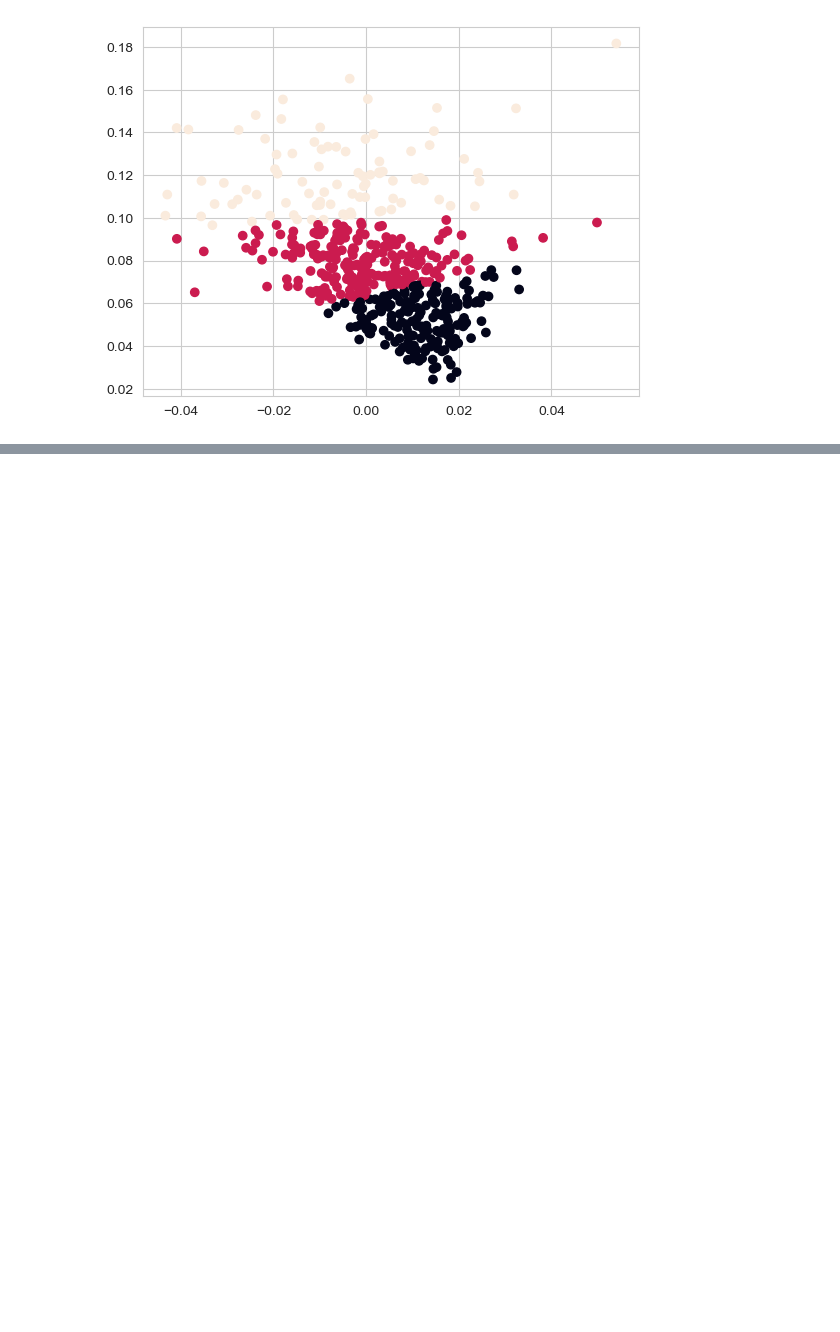
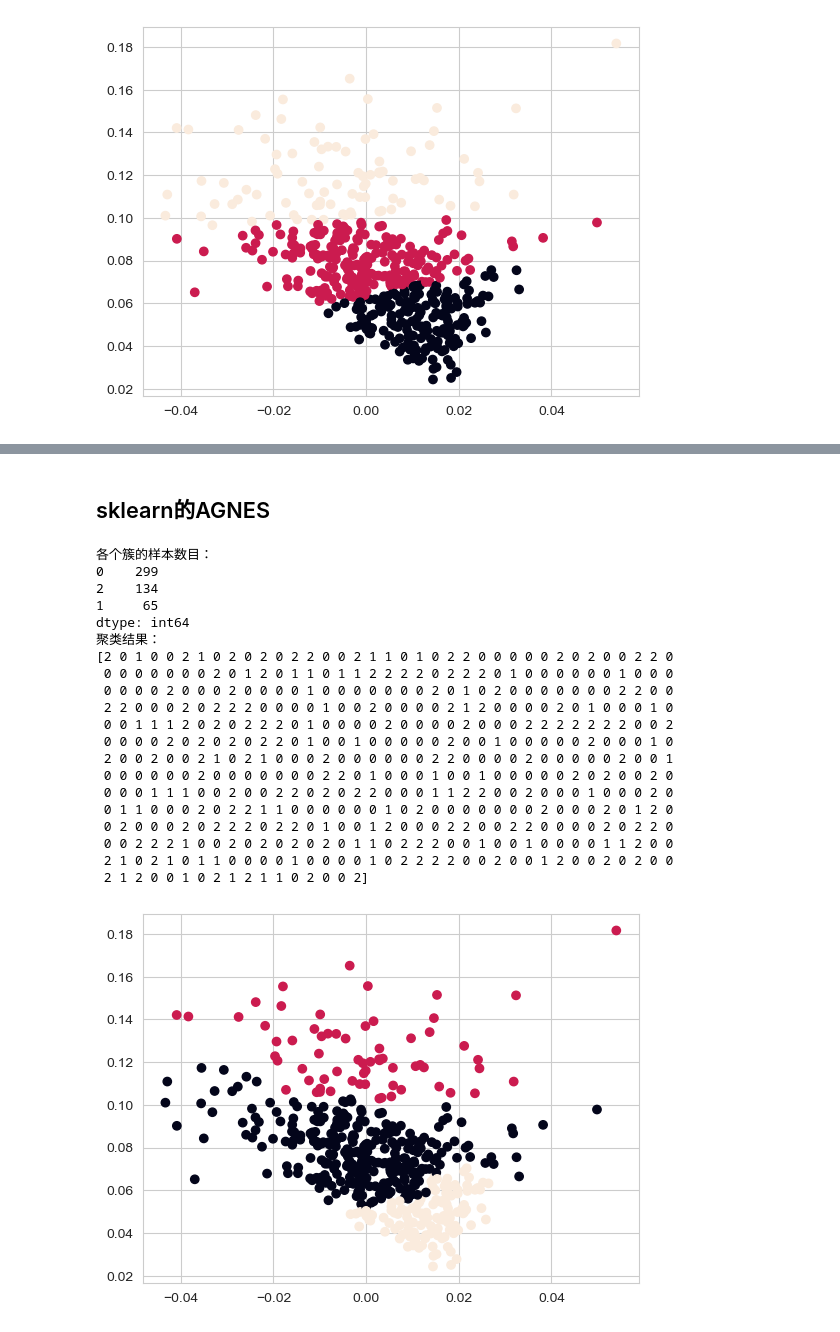
Before and after one commit to seriserendipia/Course-Project-Introduction-to-Machine-Learning, a Jupyter notebook: 机器学习实践/聚类/实验一k-means, k-medoids, dbscan, agens、kmeans、AGNES多方法聚类.ipynb, the cells around one changed output, grey strips where cells are left out. Saved outputs shown, nothing was run; the diff lists cells and outputs as text; code cells hidden in the pictures; blank space fills up the shorter version.

```diff
--- a/机器学习实践/聚类/实验一k-means, k-medoids, dbscan, agens、kmeans、AGNES多方法聚类.ipynb
+++ b/机器学习实践/聚类/实验一k-means, k-medoids, dbscan, agens、kmeans、AGNES多方法聚类.ipynb
@@ -280,0 +308,38 @@ ModuleNotFoundError: No module named 'sklearn_extra'
+# %% [markdown]
+## sklearn的AGNES
+# %%
+from sklearn.metrics import confusion_matrix
+from sklearn.cluster import AgglomerativeClustering
+
+clustering = AgglomerativeClustering(linkage='ward', n_clusters=3)
+
+res = clustering.fit(train_data)
+
+print ("各个簇的样本数目：")
+print (pd.Series(clustering.labels_).value_counts())
+print ("聚类结果：")
+print (clustering.labels_)
+plt.scatter(train_data.iloc[:, 0], train_data.iloc[:, 1], c=clustering.labels_)
+plt.show()
+# %% [output]
+各个簇的样本数目：
+0    299
+2    134
+1     65
+dtype: int64
+聚类结果：
+[2 0 1 0 0 2 1 0 2 0 2 0 2 2 0 0 2 1 1 0 1 0 2 2 0 0 0 0 0 2 0 2 0 0 2 2 0
+ 0 0 0 0 0 0 0 2 0 1 2 0 1 1 0 1 1 2 2 2 2 0 2 2 2 0 1 0 0 0 0 0 0 1 0 0 0
+ 0 0 0 0 2 0 0 0 2 0 0 0 0 1 0 0 0 0 0 0 0 2 0 1 0 2 0 0 0 0 0 0 0 2 2 0 0
+ 2 2 0 0 0 2 0 2 2 2 0 0 0 0 1 0 0 2 0 0 0 0 2 1 2 0 0 0 0 2 0 1 0 0 0 1 0
+ 0 0 1 1 1 2 0 2 0 2 2 2 0 1 0 0 0 0 2 0 0 0 0 2 0 0 0 2 2 2 2 2 2 2 0 0 2
+ 0 0 0 0 2 0 2 0 2 0 2 2 0 1 0 0 1 0 0 0 0 0 2 0 0 1 0 0 0 0 0 2 0 0 0 1 0
+ 2 0 0 2 0 0 2 1 0 2 1 0 0 0 2 0 0 0 0 0 0 2 2 0 0 0 0 2 0 0 0 0 0 2 0 0 1
+ 0 0 0 0 0 0 2 0 0 0 0 0 0 0 2 2 0 1 0 0 0 1 0 0 1 0 0 0 0 0 2 0 2 0 0 2 0
+ 0 0 0 1 1 1 0 0 2 0 0 2 2 0 2 0 2 2 0 0 0 1 1 2 2 0 0 2 0 0 0 1 0 0 0 2 0
+ 0 1 1 0 0 0 2 0 2 2 1 1 0 0 0 0 0 0 1 0 2 0 0 0 0 0 0 0 2 0 0 0 2 0 1 2 0
+ 0 2 0 0 0 2 0 2 2 2 0 2 2 0 1 0 0 1 2 0 0 0 2 2 0 0 2 2 0 0 0 0 2 0 2 2 0
+ 0 0 2 2 2 1 0 0 2 0 2 0 2 0 2 0 1 1 0 2 2 2 0 0 1 0 0 1 0 0 0 0 1 1 2 0 0
+ 2 1 0 2 1 0 1 1 0 0 0 0 1 0 0 0 0 1 0 2 2 2 2 0 0 2 0 0 1 2 0 0 2 0 2 0 0
+ 2 1 2 0 0 1 0 2 1 2 1 1 0 2 0 0 2]
+[figure, added]
```
Also changed, not shown: parts of 4 cells of this notebook, 5 other files.
